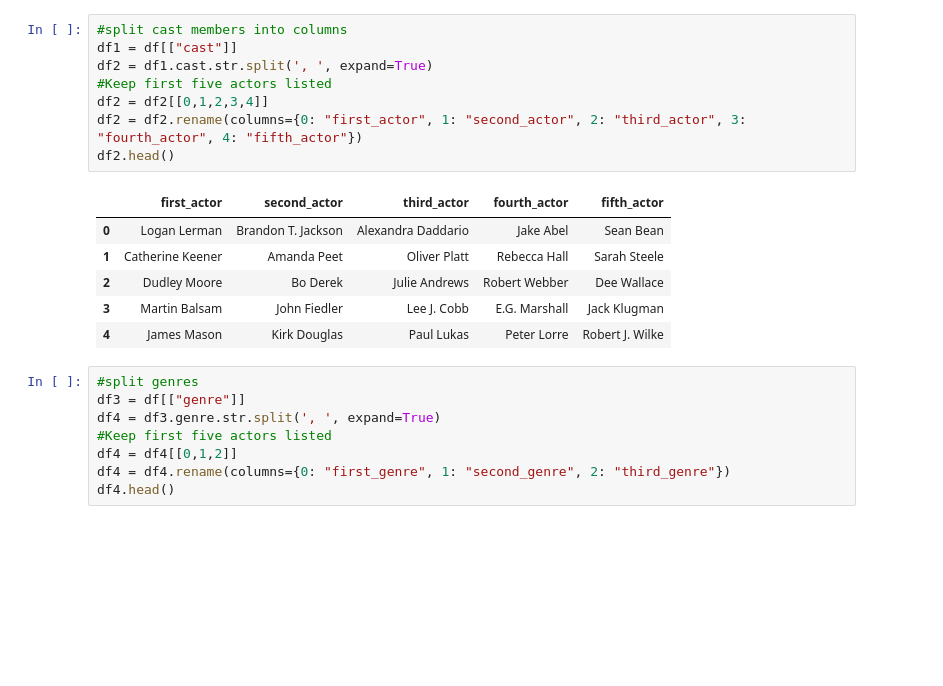
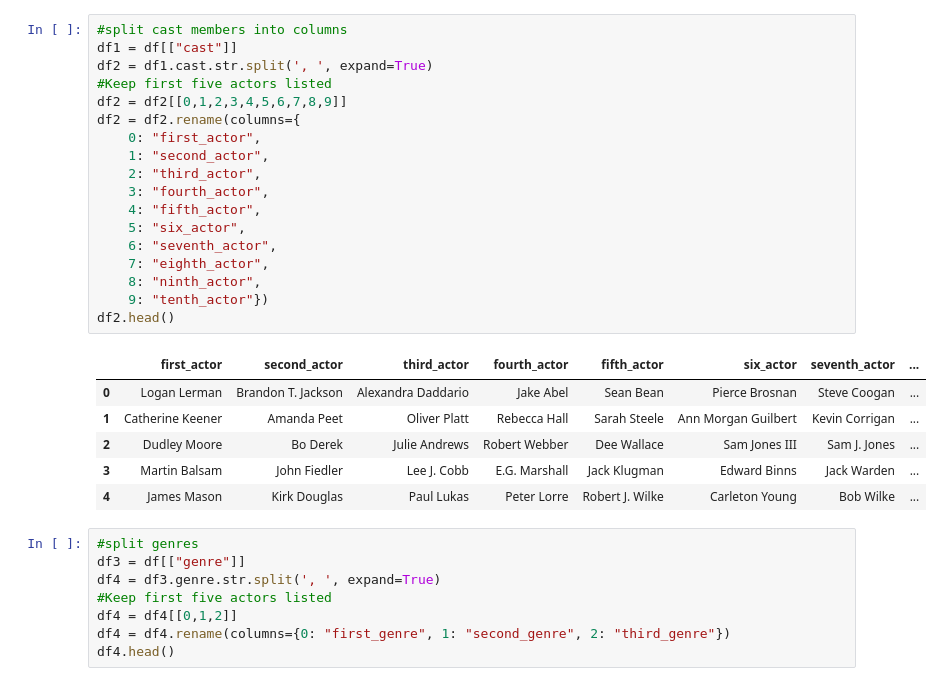
Before and after one commit to brian1581/final-project, a Jupyter notebook: Jupyter_notebooks/RT_processing.ipynb, the cells around one changed output. Drawn from its saved outputs; the diff is of its cells as text; blank space fills up the shorter version.

```diff
--- a/Jupyter_notebooks/RT_processing.ipynb
+++ b/Jupyter_notebooks/RT_processing.ipynb
@@ -14,18 +15,28 @@ df.head()
 # %%
 #split cast members into columns
 df1 = df[["cast"]]
 df2 = df1.cast.str.split(', ', expand=True)
 #Keep first five actors listed
-df2 = df2[[0,1,2,3,4]]
-df2 = df2.rename(columns={0: "first_actor", 1: "second_actor", 2: "third_actor", 3: "fourth_actor", 4: "fifth_actor"})
+df2 = df2[[0,1,2,3,4,5,6,7,8,9]]
+df2 = df2.rename(columns={
+    0: "first_actor",
+    1: "second_actor",
+    2: "third_actor",
+    3: "fourth_actor",
+    4: "fifth_actor",
+    5: "six_actor",
+    6: "seventh_actor",
+    7: "eighth_actor",
+    8: "ninth_actor",
+    9: "tenth_actor"})
 df2.head()
 # %% [output]
-|  | first_actor | second_actor | third_actor | fourth_actor | fifth_actor |
-| 0 | Logan Lerman | Brandon T. Jackson | Alexandra Daddario | Jake Abel | Sean Bean |
-| 1 | Catherine Keener | Amanda Peet | Oliver Platt | Rebecca Hall | Sarah Steele |
-| 2 | Dudley Moore | Bo Derek | Julie Andrews | Robert Webber | Dee Wallace |
-| 3 | Martin Balsam | John Fiedler | Lee J. Cobb | E.G. Marshall | Jack Klugman |
-| 4 | James Mason | Kirk Douglas | Paul Lukas | Peter Lorre | Robert J. Wilke |
+|  | first_actor | second_actor | third_actor | fourth_actor | fifth_actor | six_actor | seventh_actor | ... |
+| 0 | Logan Lerman | Brandon T. Jackson | Alexandra Daddario | Jake Abel | Sean Bean | Pierce Brosnan | Steve Coogan | ... |
+| 1 | Catherine Keener | Amanda Peet | Oliver Platt | Rebecca Hall | Sarah Steele | Ann Morgan Guilbert | Kevin Corrigan | ... |
+| 2 | Dudley Moore | Bo Derek | Julie Andrews | Robert Webber | Dee Wallace | Sam Jones III | Sam J. Jones | ... |
+| 3 | Martin Balsam | John Fiedler | Lee J. Cobb | E.G. Marshall | Jack Klugman | Edward Binns | Jack Warden | ... |
+| 4 | James Mason | Kirk Douglas | Paul Lukas | Peter Lorre | Robert J. Wilke | Carleton Young | Bob Wilke | ... |
 # %%
 #split genres
 df3 = df[["genre"]]
```
Also changed, not shown: parts of 14 cells of this notebook, 3 other files.
